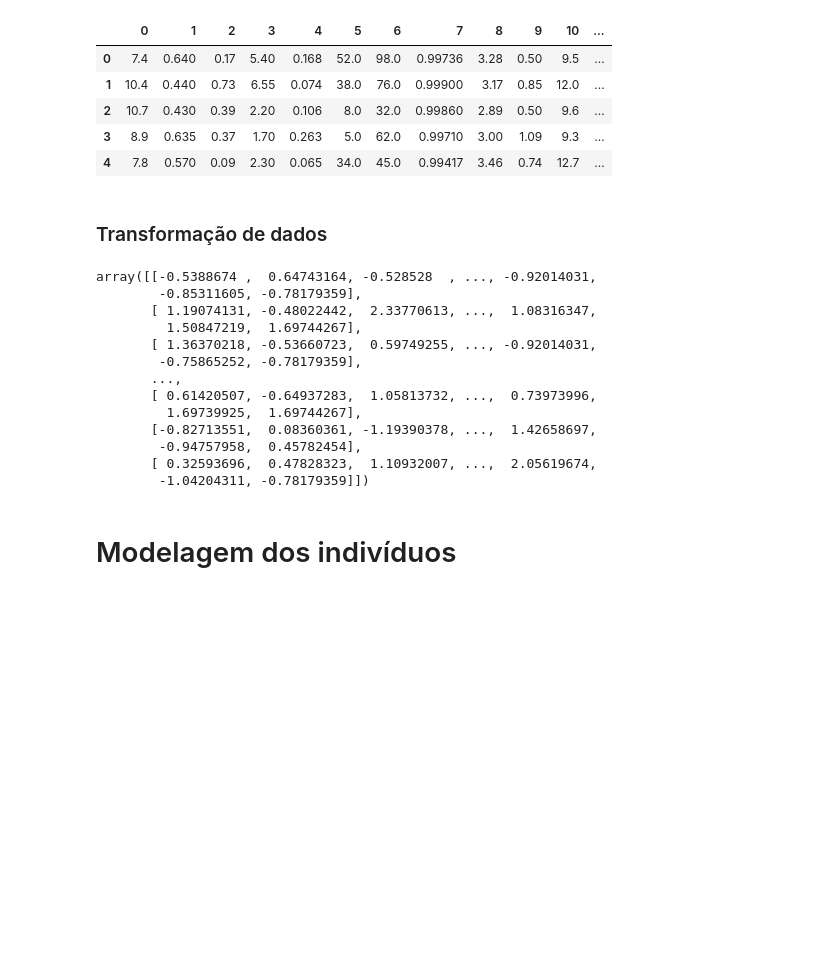
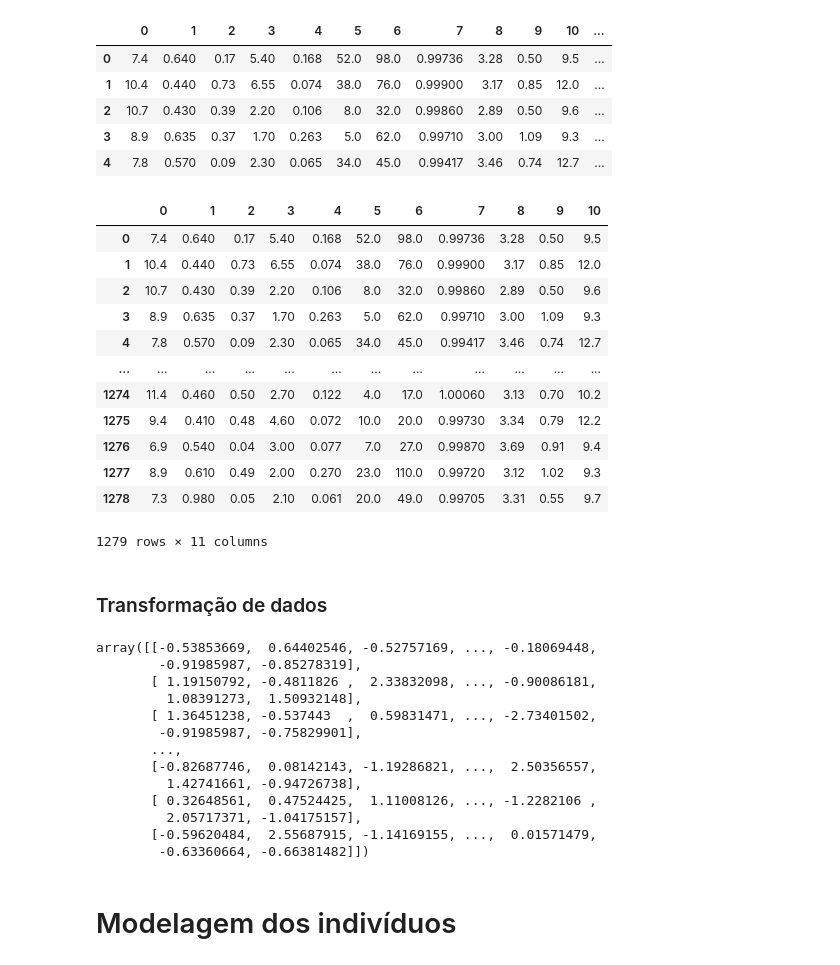
Before and after one commit to JoaoLucas23/TP1-CompNat, a Jupyter notebook: tp1.ipynb, the cells around one changed output. Saved outputs shown, nothing was run; the diff lists cells and outputs as text; code cells hidden in the pictures; blank space fills up the shorter version.

Commit message:
test experiment running

```diff
--- a/tp1.ipynb
+++ b/tp1.ipynb
@@ -63,11 +63,27 @@ wine_train_data.head()
 | 3 | 8.9 | 0.635 | 0.37 | 1.70 | 0.263 | 5.0 | 62.0 | 0.99710 | 3.00 | 1.09 | 9.3 | ... |
 | 4 | 7.8 | 0.570 | 0.09 | 2.30 | 0.065 | 34.0 | 45.0 | 0.99417 | 3.46 | 0.74 | 12.7 | ... |
 # %%
-wine_train_data = wine_train_data[:-1]
 wine_train_labels = wine_train_data.iloc[:, -1]
+wine_train_data = wine_train_data.iloc[:, :-1]
 
-wine_test_data = wine_test_data[:-1]
 wine_test_labels = wine_test_data.iloc[:, -1]
+wine_test_data = wine_test_data.iloc[:, :-1]
+# %%
+wine_train_data
+# %% [output]
+|  | 0 | 1 | 2 | 3 | 4 | 5 | 6 | 7 | 8 | 9 | 10 |
+| 0 | 7.4 | 0.640 | 0.17 | 5.40 | 0.168 | 52.0 | 98.0 | 0.99736 | 3.28 | 0.50 | 9.5 |
+| 1 | 10.4 | 0.440 | 0.73 | 6.55 | 0.074 | 38.0 | 76.0 | 0.99900 | 3.17 | 0.85 | 12.0 |
+| 2 | 10.7 | 0.430 | 0.39 | 2.20 | 0.106 | 8.0 | 32.0 | 0.99860 | 2.89 | 0.50 | 9.6 |
+| 3 | 8.9 | 0.635 | 0.37 | 1.70 | 0.263 | 5.0 | 62.0 | 0.99710 | 3.00 | 1.09 | 9.3 |
+| 4 | 7.8 | 0.570 | 0.09 | 2.30 | 0.065 | 34.0 | 45.0 | 0.99417 | 3.46 | 0.74 | 12.7 |
+| ... | ... | ... | ... | ... | ... | ... | ... | ... | ... | ... | ... |
+| 1274 | 11.4 | 0.460 | 0.50 | 2.70 | 0.122 | 4.0 | 17.0 | 1.00060 | 3.13 | 0.70 | 10.2 |
+| 1275 | 9.4 | 0.410 | 0.48 | 4.60 | 0.072 | 10.0 | 20.0 | 0.99730 | 3.34 | 0.79 | 12.2 |
+| 1276 | 6.9 | 0.540 | 0.04 | 3.00 | 0.077 | 7.0 | 27.0 | 0.99870 | 3.69 | 0.91 | 9.4 |
+| 1277 | 8.9 | 0.610 | 0.49 | 2.00 | 0.270 | 23.0 | 110.0 | 0.99720 | 3.12 | 1.02 | 9.3 |
+| 1278 | 7.3 | 0.980 | 0.05 | 2.10 | 0.061 | 20.0 | 49.0 | 0.99705 | 3.31 | 0.55 | 9.7 |
+1279 rows × 11 columns
 # %% [markdown]
 ### Transformação de dados
 # %%
@@ -79,19 +95,19 @@ def normalize(train_data, test_data):
 wine_train_data_normalized,wine_test_data_normalized = normalize(wine_train_data,wine_test_data)
 wine_train_data_normalized
 # %% [output]
-array([[-0.5388674 ,  0.64743164, -0.528528  , ..., -0.92014031,
-        -0.85311605, -0.78179359],
-       [ 1.19074131, -0.48022442,  2.33770613, ...,  1.08316347,
-         1.50847219,  1.69744267],
-       [ 1.36370218, -0.53660723,  0.59749255, ..., -0.92014031,
-        -0.75865252, -0.78179359],
+array([[-0.53853669,  0.64402546, -0.52757169, ..., -0.18069448,
+        -0.91985987, -0.85278319],
+       [ 1.19150792, -0.4811826 ,  2.33832098, ..., -0.90086181,
+         1.08391273,  1.50932148],
+       [ 1.36451238, -0.537443  ,  0.59831471, ..., -2.73401502,
+        -0.91985987, -0.75829901],
        ...,
-       [ 0.61420507, -0.64937283,  1.05813732, ...,  0.73973996,
-         1.69739925,  1.69744267],
-       [-0.82713551,  0.08360361, -1.19390378, ...,  1.42658697,
-        -0.94757958,  0.45782454],
-       [ 0.32593696,  0.47828323,  1.10932007, ...,  2.05619674,
-        -1.04204311, -0.78179359]])
+       [-0.82687746,  0.08142143, -1.19286821, ...,  2.50356557,
+         1.42741661, -0.94726738],
+       [ 0.32648561,  0.47524425,  1.11008126, ..., -1.2282106 ,
+         2.05717371, -1.04175157],
+       [-0.59620484,  2.55687915, -1.14169155, ...,  0.01571479,
+        -0.63360664, -0.66381482]])
 # %% [markdown]
 # Modelagem dos indivíduos
 # %%
```
Also changed, not shown: parts of 37 cells of this notebook, 2 other files.
